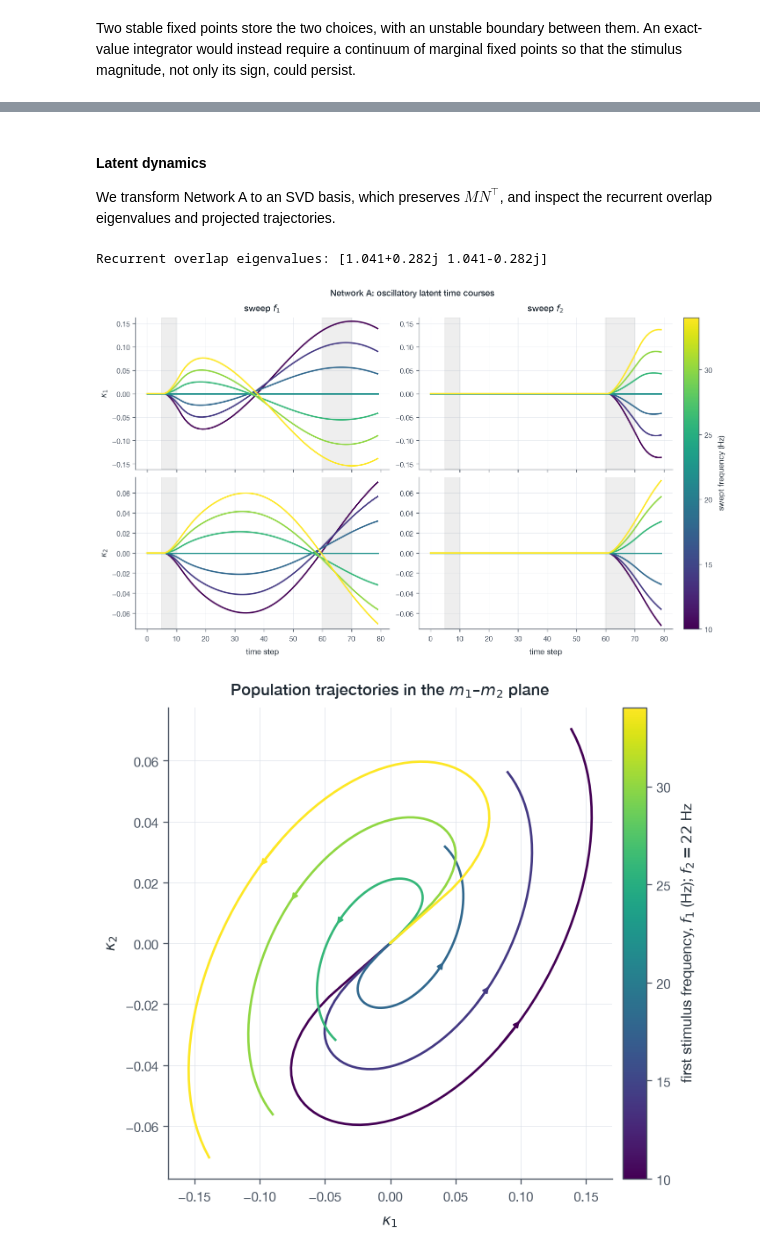
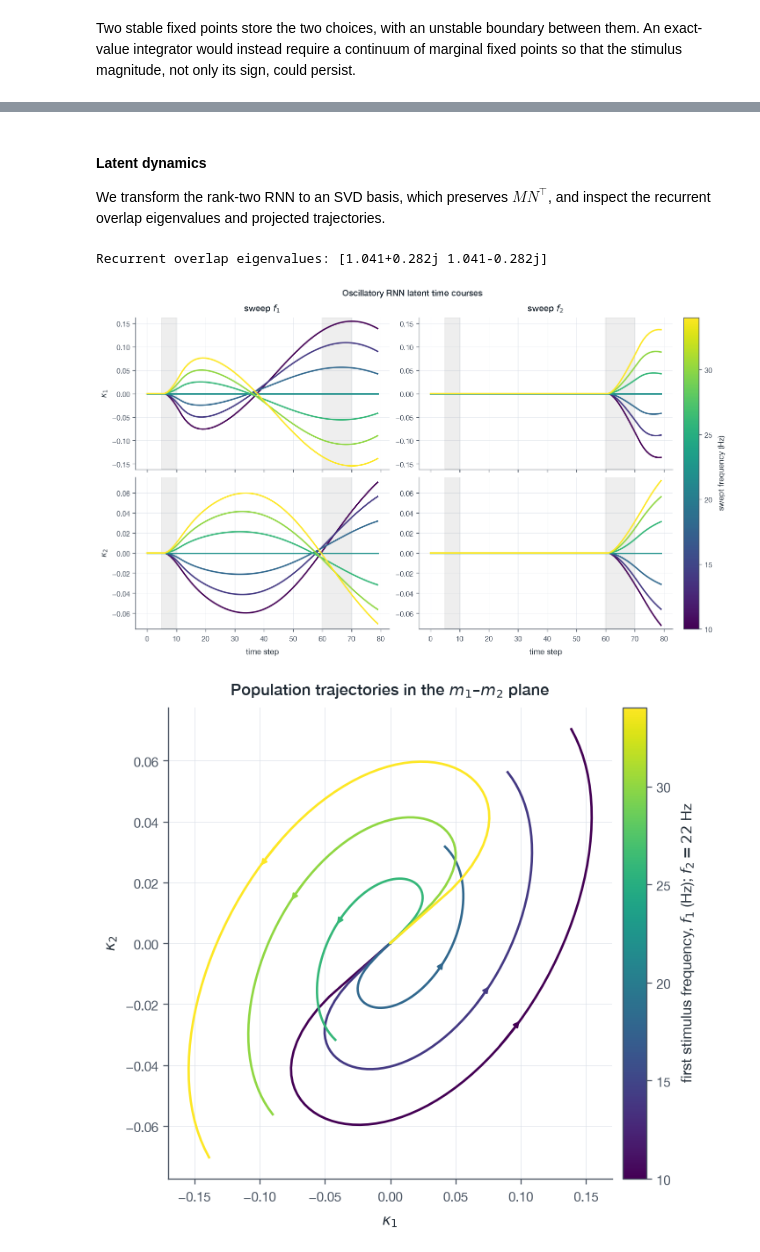
Before and after one commit to arjunpur/low-rank-rnn, a Jupyter notebook: final.ipynb, the cells around one changed output, grey strips where cells are left out. Saved outputs shown, nothing was run; the diff lists cells and outputs as text; code cells hidden in the pictures.

```diff
--- a/final.ipynb
+++ b/final.ipynb
@@ -722,8 +708,8 @@ plt.show()
 # %% [markdown]
 #### Latent dynamics
 
-We transform Network A to an SVD basis, which preserves $MN^\top$, and
-inspect the recurrent overlap eigenvalues and projected trajectories.
+We transform the rank-two RNN to an SVD basis, which preserves $MN^\top$,
+and inspect the recurrent overlap eigenvalues and projected trajectories.
 # %%
 oscillatory_canonical, oscillatory_reconstruction_error = (
     analysis.svd_canonical_model(oscillatory_model)
@@ -758,35 +744,35 @@ _, first_sweep_states, first_sweep_coordinates = (
         first_sweep_inputs,
         oscillatory_basis,
     )
 )
 _, _, second_sweep_coordinates = analysis.simulate_and_project(
     oscillatory_canonical,
     second_sweep_inputs,
     oscillatory_basis,
 )
 
 plotting.plot_latent_sweeps(
     first_sweep_coordinates[..., :2],
     second_sweep_coordinates[..., :2],
     memory_task.FREQUENCIES,
     time_values=np.arange(MEMORY_TRIAL_LENGTH),
     window_spans=(
         (
             memory_task.FIXED_FIRST_WINDOW[0],
             memory_task.FIXED_FIRST_WINDOW[1] - 1,
         ),
         (
             memory_task.FIXED_SECOND_WINDOW[0],
             memory_task.FIXED_SECOND_WINDOW[1] - 1,
         ),
     ),
     column_titles=(r"sweep $f_1$", r"sweep $f_2$"),
     row_labels=(r"$\kappa_1$", r"$\kappa_2$"),
-    title="Network A: oscillatory latent time courses",
+    title="Oscillatory RNN latent time courses",
 )
 plt.show()
 # %% [output]
-[figure, old version]
+[figure, new version]
 # %%
 plotting.plot_latent_plane(
     first_sweep_coordinates[..., :2],
```
Also changed, not shown: parts of 51 cells of this notebook, 10 other files.
